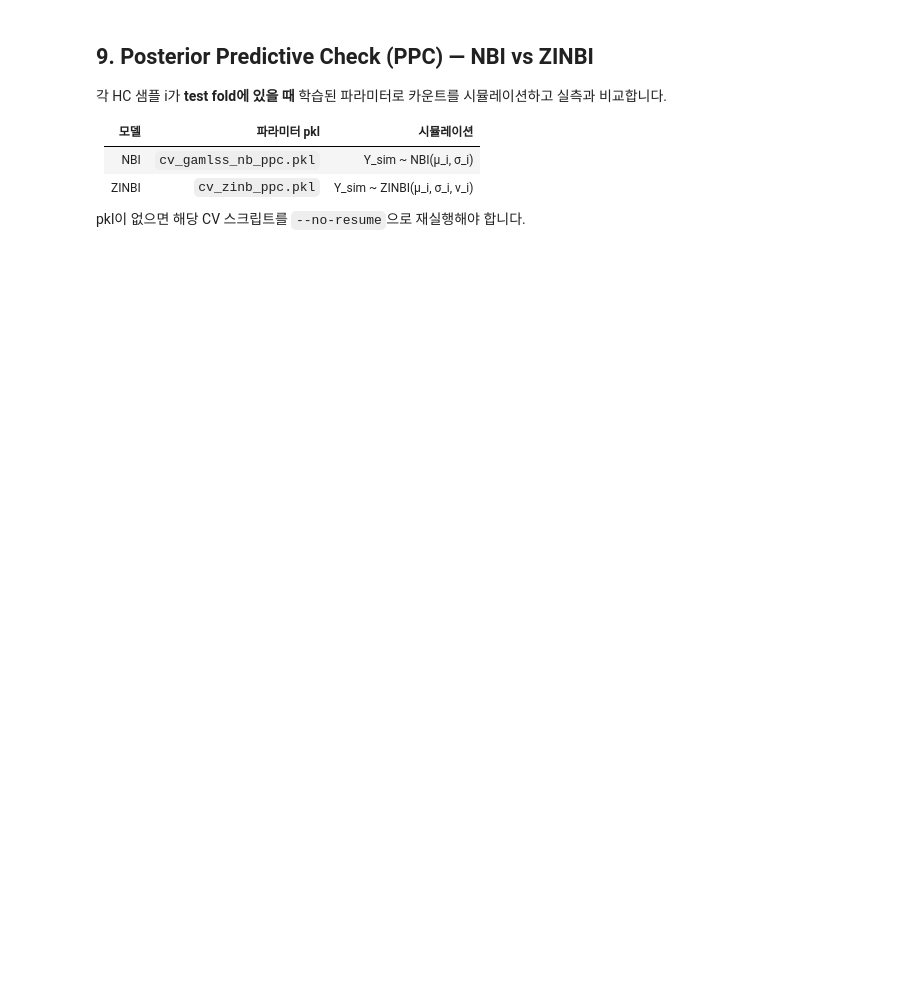
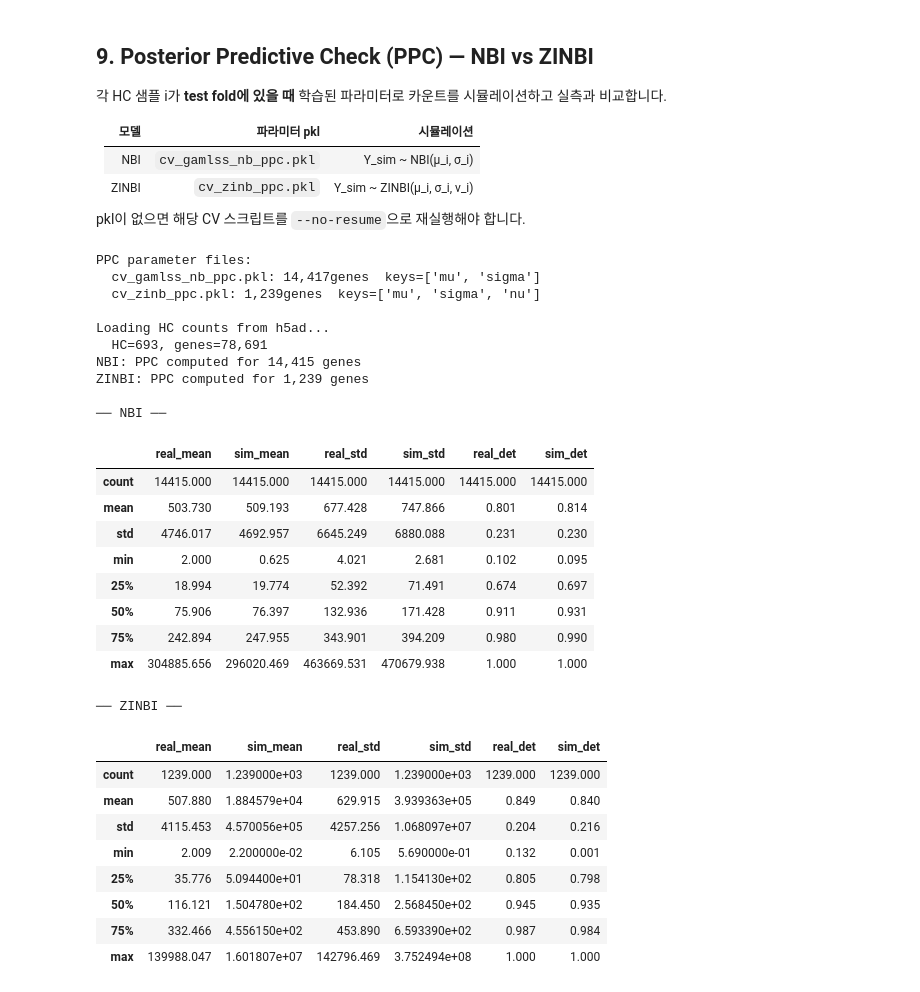
Before and after one commit to jmj3078/cfRNA_NormativeModeling, a Jupyter notebook: Modeling/model_comparison.ipynb, the cells around one changed output. Saved outputs shown, nothing was run; the diff lists cells and outputs as text; code cells hidden in the pictures; blank space fills up the shorter version.

```diff
--- a/Modeling/model_comparison.ipynb
+++ b/Modeling/model_comparison.ipynb
@@ -477,6 +477,7 @@ if ppc_raw:
     adata = adata[adata.obs['QC_Passed'] == True]
     adata = adata[adata.obs['Phenotype_Processed'].notna()]
     adata = adata[adata.obs['Phenotype_Processed'] != 'Unknown']
+    adata = adata[adata.obs["broad_protocol_category"] != "Exome-based (EB)"]  # WTS only
     is_hc = (adata.obs['Phenotype_Processed'].astype(str) == 'Healthy Control').values
     Y     = adata.X[is_hc]
     if issparse(Y): Y = Y.toarray()
@@ -517,33 +518,63 @@ for model, raw in ppc_raw.items():
     for gene, params in raw.items():
         gi = gene_idx.get(gene, -1)
         if gi < 0: continue
         y     = Y[:, gi]
         valid = np.isfinite(params['mu']) & np.isfinite(params['sigma'])
         if 'nu' in params:
             valid &= np.isfinite(params['nu'])
         if valid.sum() < 10: continue
 
         p_v   = {k: v[valid] for k, v in params.items()}
         y_v   = y[valid]
         y_sim = SIM_FN[model](p_v, seed)
 
         records.append({
             'gene':      gene,
             'real_mean': y_v.mean(),        'sim_mean': y_sim.mean(),
             'real_std':  y_v.std(),         'sim_std':  y_sim.std(),
             'real_det':  (y_v > 0).mean(),  'sim_det':  (y_sim > 0).mean(),
             'n_valid':   valid.sum(),
         })
         seed += 1
 
     ppc_dfs[model] = pd.DataFrame(records)
     print(f"{model}: PPC computed for {len(ppc_dfs[model]):,} genes")
 
 if ppc_dfs:
     cols = ['real_mean','sim_mean','real_std','sim_std','real_det','sim_det']
     for model, df in ppc_dfs.items():
         print(f"\n── {model} ──")
         display(df[cols].describe().round(3))
+# %% [output]
+PPC parameter files:
+  cv_gamlss_nb_ppc.pkl: 14,417genes  keys=['mu', 'sigma']
+  cv_zinb_ppc.pkl: 1,239genes  keys=['mu', 'sigma', 'nu']
+
+Loading HC counts from h5ad...
+  HC=693, genes=78,691
+NBI: PPC computed for 14,415 genes
+ZINBI: PPC computed for 1,239 genes
+
+── NBI ──
+|  | real_mean | sim_mean | real_std | sim_std | real_det | sim_det |
+| count | 14415.000 | 14415.000 | 14415.000 | 14415.000 | 14415.000 | 14415.000 |
+| mean | 503.730 | 509.193 | 677.428 | 747.866 | 0.801 | 0.814 |
+| std | 4746.017 | 4692.957 | 6645.249 | 6880.088 | 0.231 | 0.230 |
+| min | 2.000 | 0.625 | 4.021 | 2.681 | 0.102 | 0.095 |
+| 25% | 18.994 | 19.774 | 52.392 | 71.491 | 0.674 | 0.697 |
+| 50% | 75.906 | 76.397 | 132.936 | 171.428 | 0.911 | 0.931 |
+| 75% | 242.894 | 247.955 | 343.901 | 394.209 | 0.980 | 0.990 |
+| max | 304885.656 | 296020.469 | 463669.531 | 470679.938 | 1.000 | 1.000 |
+── ZINBI ──
+|  | real_mean | sim_mean | real_std | sim_std | real_det | sim_det |
+| count | 1239.000 | 1.239000e+03 | 1239.000 | 1.239000e+03 | 1239.000 | 1239.000 |
+| mean | 507.880 | 1.884579e+04 | 629.915 | 3.939363e+05 | 0.849 | 0.840 |
+| std | 4115.453 | 4.570056e+05 | 4257.256 | 1.068097e+07 | 0.204 | 0.216 |
+| min | 2.009 | 2.200000e-02 | 6.105 | 5.690000e-01 | 0.132 | 0.001 |
+| 25% | 35.776 | 5.094400e+01 | 78.318 | 1.154130e+02 | 0.805 | 0.798 |
+| 50% | 116.121 | 1.504780e+02 | 184.450 | 2.568450e+02 | 0.945 | 0.935 |
+| 75% | 332.466 | 4.556150e+02 | 453.890 | 6.593390e+02 | 0.987 | 0.984 |
+| max | 139988.047 | 1.601807e+07 | 142796.469 | 3.752494e+08 | 1.000 | 1.000 |
 # %%
 if not ppc_dfs:
     print("PPC 데이터 없음. CV 스크립트를 --no-resume으로 재실행 후 다시 시도.")
```
Also changed, not shown: parts of 11 cells of this notebook, 5 other files.
